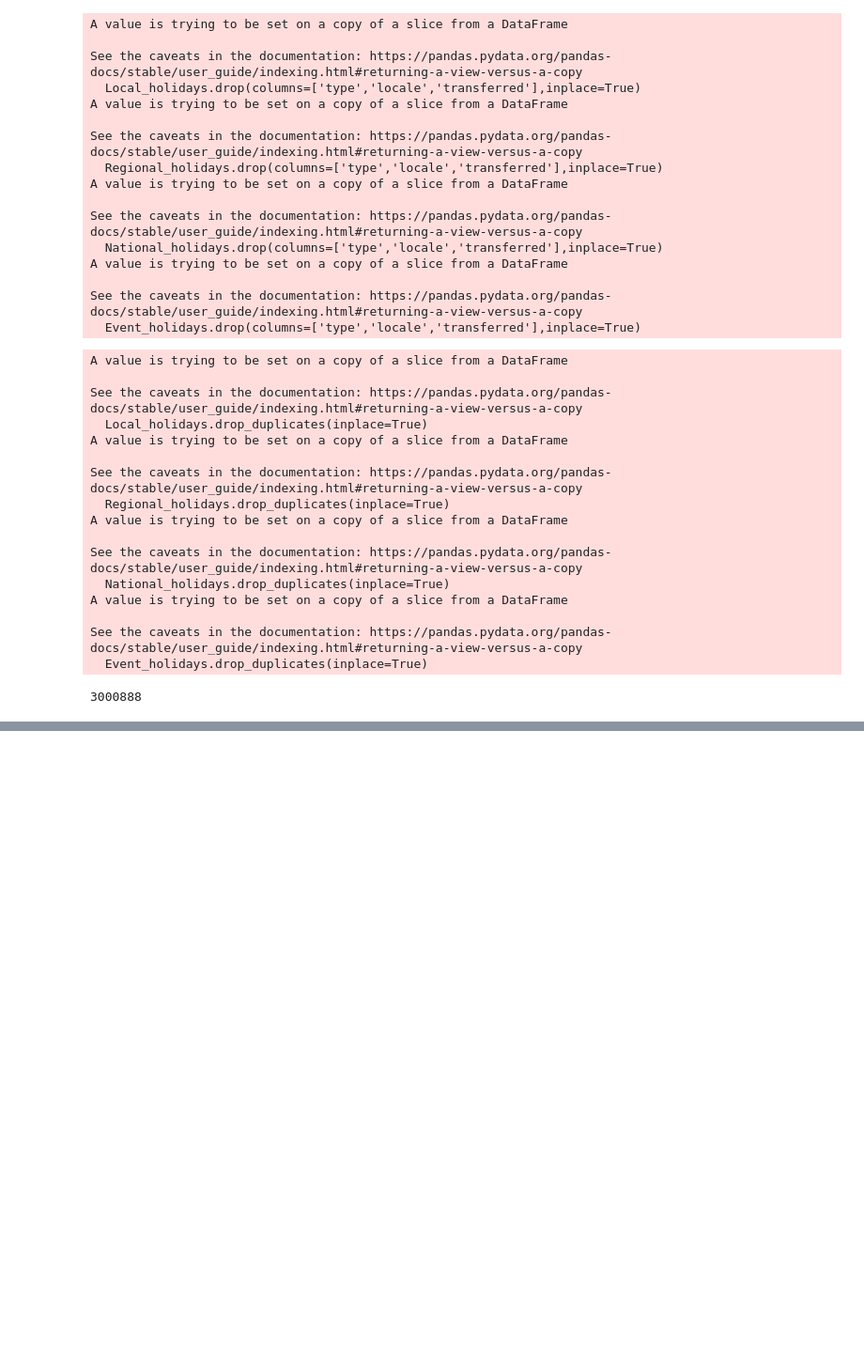
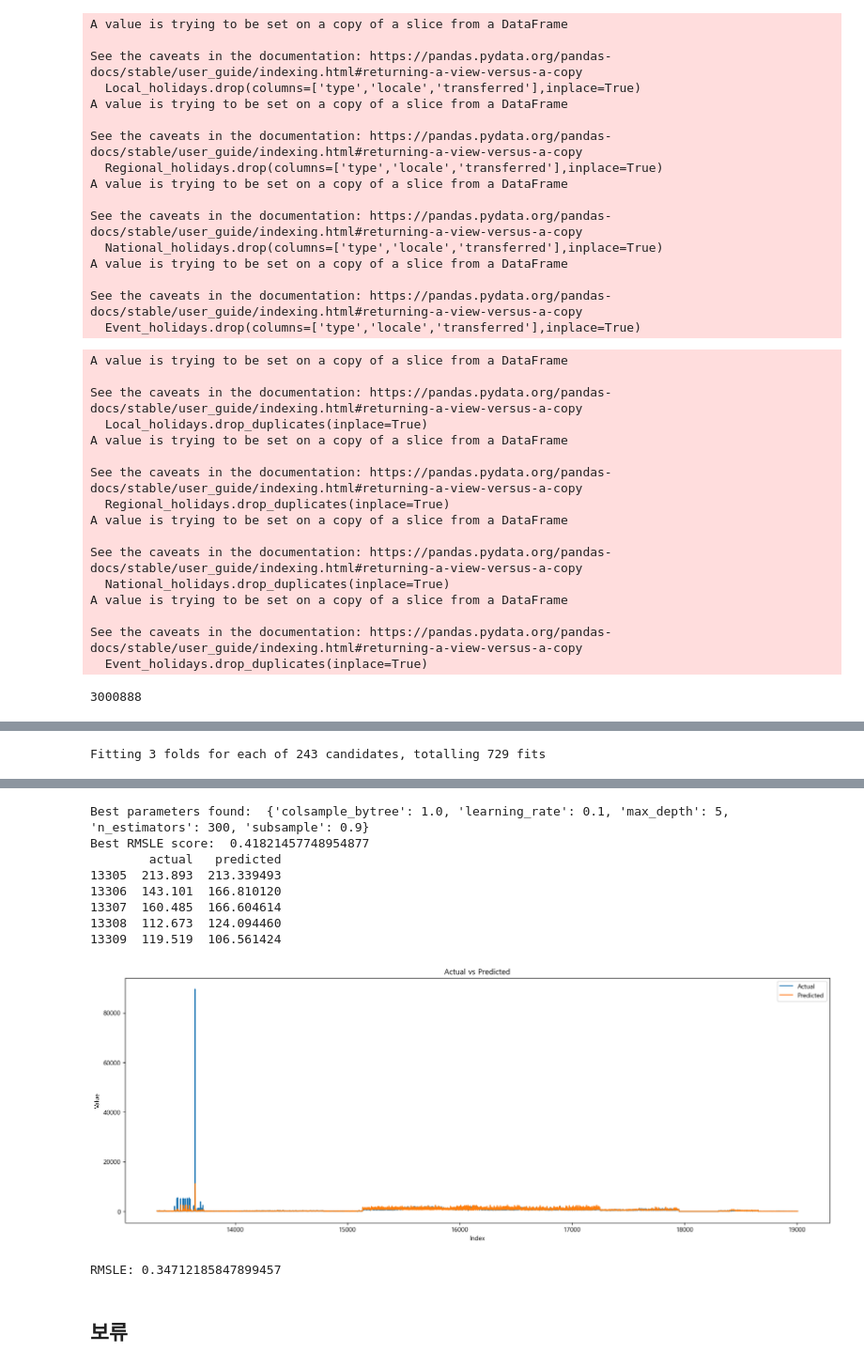
Before and after one commit to fastcamp-ml-project-3/ml_project_3, a Jupyter notebook: yoonjae.ipynb, the cells around one changed output, grey strips where cells are left out. Shown at 94% size. Cells and saved outputs as stored; diff of their text form; code cells hidden in the pictures; blank space fills up the shorter version.

```diff
--- a/yoonjae.ipynb
+++ b/yoonjae.ipynb
@@ -219,0 +566,67 @@ temp = pd.read_csv(r'C:\Users\user\upstage3-python\09.ML_project_team03\temp.csv
+# %%
+import pandas as pd
+import numpy as np
+import xgboost as xgb
+from sklearn.model_selection import train_test_split, GridSearchCV
+from sklearn.metrics import make_scorer, mean_squared_log_error
+import matplotlib.pyplot as plt
+
+def rmsle(y_true, y_pred):
+    return np.sqrt(mean_squared_log_error(y_true, y_pred))
+
+rmsle_scorer = make_scorer(rmsle, greater_is_better=False)
+
+# 하이퍼파라미터 그리드 설정
+param_grid = {
+    'n_estimators': [100, 200, 300],
+    'max_depth': [3, 5, 7],
+    'learning_rate': [0.01, 0.05, 0.1],
+    'subsample': [0.8, 0.9, 1.0],
+    'colsample_bytree': [0.8, 0.9, 1.0]
+}
+
+# XGBoost 모델 생성
+xg_reg = xgb.XGBRegressor(objective='reg:squarederror', random_state=0)
+
+# GridSearchCV 수행
+grid_search = GridSearchCV(estimator=xg_reg, param_grid=param_grid, scoring=rmsle_scorer, cv=3, verbose=2, n_jobs=-1)
+grid_search.fit(train_features, train_labels)
+
+# 최적의 하이퍼파라미터 출력
+print("Best parameters found: ", grid_search.best_params_)
+print("Best RMSLE score: ", -grid_search.best_score_)
+
+# 최적의 하이퍼파라미터로 모델 생성
+best_xg_reg = grid_search.best_estimator_
+
+# 예측
+predicted = best_xg_reg.predict(test_features)
+predicted = np.where(predicted < 0, 0, predicted)# 예측값이 0보다 작으면 0으로 셋팅
+
+# test_labels를 Pandas Series로 변환
+test_labels_series = pd.Series(test_labels, name='actual')
+
+# 예측 결과 DataFrame 생성
+pdf = pd.DataFrame({'actual': test_labels_series, 'predicted': predicted})
+
+# 데이터 확인
+print(pdf.head())
+
+# 플롯
+pdf.plot(figsize=(20, 7))
+plt.xlabel('Index')
+plt.ylabel('Value')
+plt.title('Actual vs Predicted')
+plt.legend(['Actual', 'Predicted'])
+plt.show()
+
+# RMSLE 계산 함수
+def root_mean_squared_log_error(actual, predicted):
+    log_diff = np.log1p(predicted) - np.log1p(actual)
+    return np.sqrt(np.mean(log_diff**2))
+
+# RMSLE 계산
+rmsle = root_mean_squared_log_error(test_labels_series, predicted)
+print(f"RMSLE: {rmsle}")
+# %% [output]
+Fitting 3 folds for each of 243 candidates, totalling 729 fits
@@ -219,0 +650,12 @@ temp = pd.read_csv(r'C:\Users\user\upstage3-python\09.ML_project_team03\temp.csv
+Best parameters found:  {'colsample_bytree': 1.0, 'learning_rate': 0.1, 'max_depth': 5, 'n_estimators': 300, 'subsample': 0.9}
+Best RMSLE score:  0.41821457748954877
+        actual   predicted
+13305  213.893  213.339493
+13306  143.101  166.810120
+13307  160.485  166.604614
+13308  112.673  124.094460
+13309  119.519  106.561424
+[figure, added]
+RMSLE: 0.34712185847899457
+# %% [markdown]
+## 보류
```
Also changed, not shown: parts of 60 cells of this notebook.
